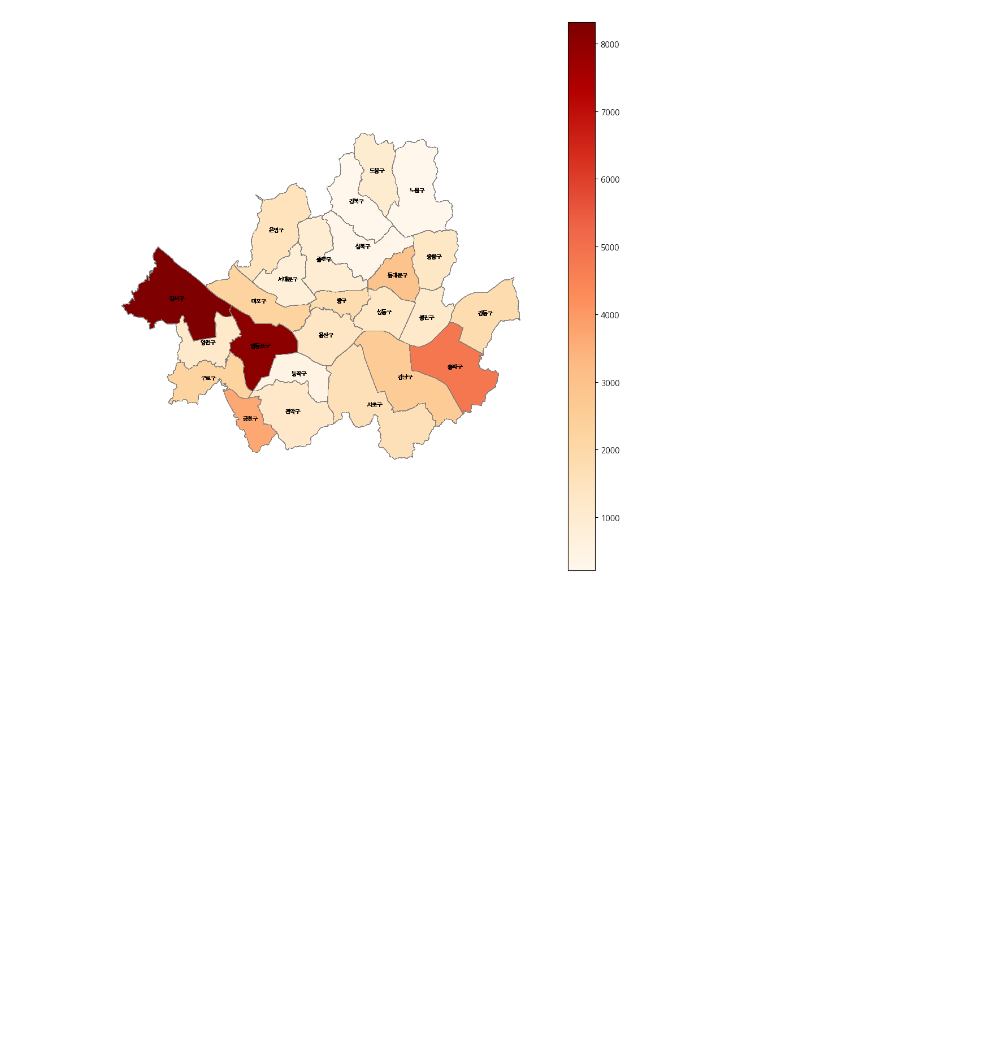
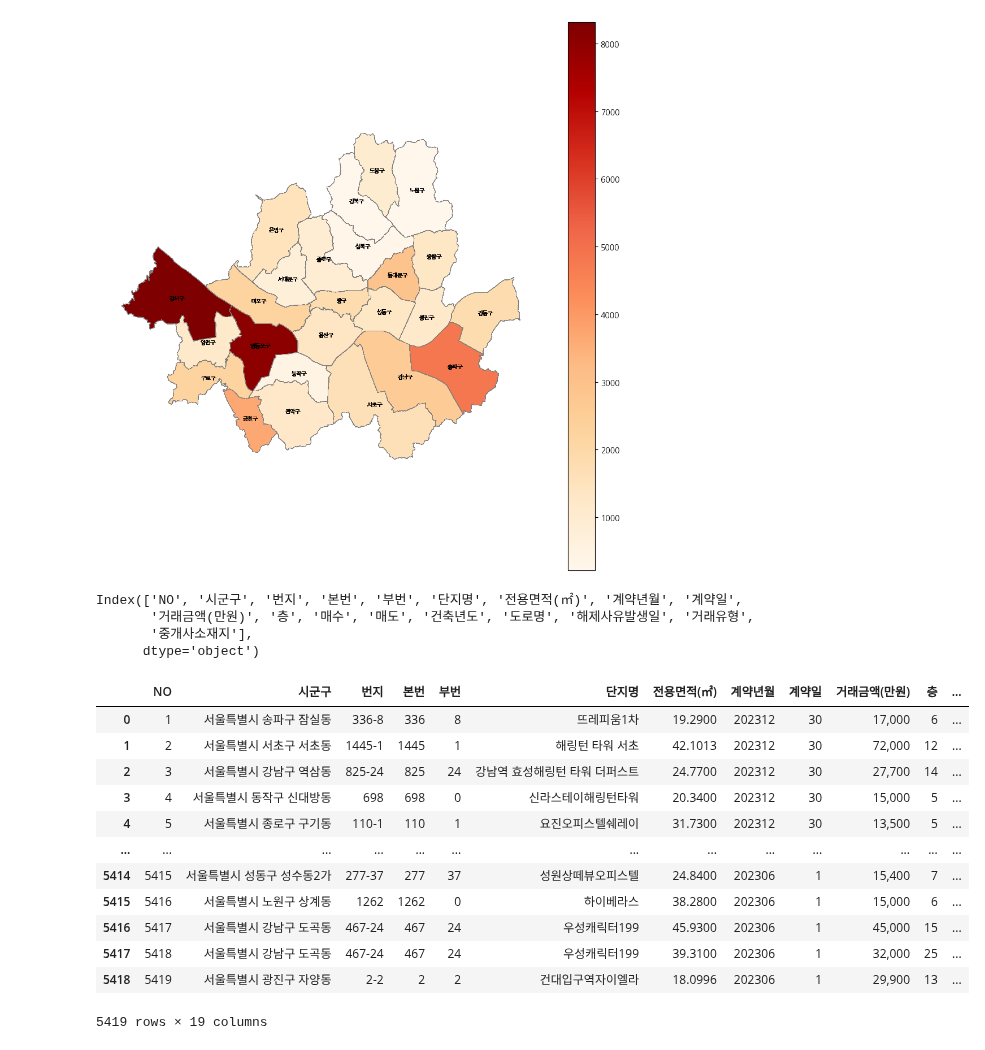
Before and after one commit to skqkrl/SDC_project, a Jupyter notebook: yena2.ipynb, the cells around one changed output. Cells and saved outputs as stored; diff of their text form; code cells hidden in the pictures; blank space fills up the shorter version.

```diff
--- a/yena2.ipynb
+++ b/yena2.ipynb
@@ -821,3 +823,33 @@ plt.savefig('seoul_officetel_by_gu_clean.png', dpi=300, bbox_inches='tight')
 plt.show()
 # %% [output]
 [figure]
+# %%
+officetel23_deal = pd.read_csv('D:/SDC_project/data_yena/실거래가 원본/오피스텔(매매)_실거래가_2023.csv', header=15, encoding='cp949')
+officetel24_deal = pd.read_csv('D:/SDC_project/data_yena/실거래가 원본/오피스텔(매매)_실거래가_2024.csv', header=15, encoding='cp949')
+# %%
+officetel24_deal.columns
+# %% [output]
+Index(['NO', '시군구', '번지', '본번', '부번', '단지명', '전용면적(㎡)', '계약년월', '계약일',
+       '거래금액(만원)', '층', '매수', '매도', '건축년도', '도로명', '해제사유발생일', '거래유형',
+       '중개사소재지'],
+      dtype='object')
+# %%
+officetel23_deal['계약시기'] = pd.to_datetime(officetel23_deal['계약년월'].astype(str) + officetel23_deal['계약일'].astype(str))
+officetel24_deal['계약시기'] = pd.to_datetime(officetel24_deal['계약년월'].astype(str) + officetel24_deal['계약일'].astype(str))
+# %%
+officetel23_deal = officetel23_deal[officetel23_deal['계약시기']>='2023-06-01']
+officetel23_deal
+# %% [output]
+|  | NO | 시군구 | 번지 | 본번 | 부번 | 단지명 | 전용면적(㎡) | 계약년월 | 계약일 | 거래금액(만원) | 층 | ... |
+| 0 | 1 | 서울특별시 송파구 잠실동 | 336-8 | 336 | 8 | 뜨레피움1차 | 19.2900 | 202312 | 30 | 17,000 | 6 | ... |
+| 1 | 2 | 서울특별시 서초구 서초동 | 1445-1 | 1445 | 1 | 해링턴 타워 서초 | 42.1013 | 202312 | 30 | 72,000 | 12 | ... |
+| 2 | 3 | 서울특별시 강남구 역삼동 | 825-24 | 825 | 24 | 강남역 효성해링턴 타워 더퍼스트 | 24.7700 | 202312 | 30 | 27,700 | 14 | ... |
+| 3 | 4 | 서울특별시 동작구 신대방동 | 698 | 698 | 0 | 신라스테이해링턴타워 | 20.3400 | 202312 | 30 | 15,000 | 5 | ... |
+| 4 | 5 | 서울특별시 종로구 구기동 | 110-1 | 110 | 1 | 요진오피스텔쉐레이 | 31.7300 | 202312 | 30 | 13,500 | 5 | ... |
+| ... | ... | ... | ... | ... | ... | ... | ... | ... | ... | ... | ... | ... |
+| 5414 | 5415 | 서울특별시 성동구 성수동2가 | 277-37 | 277 | 37 | 성원상떼뷰오피스텔 | 24.8400 | 202306 | 1 | 15,400 | 7 | ... |
+| 5415 | 5416 | 서울특별시 노원구 상계동 | 1262 | 1262 | 0 | 하이베라스 | 38.2800 | 202306 | 1 | 15,000 | 6 | ... |
+| 5416 | 5417 | 서울특별시 강남구 도곡동 | 467-24 | 467 | 24 | 우성캐릭터199 | 45.9300 | 202306 | 1 | 45,000 | 15 | ... |
+| 5417 | 5418 | 서울특별시 강남구 도곡동 | 467-24 | 467 | 24 | 우성캐릭터199 | 39.3100 | 202306 | 1 | 32,000 | 25 | ... |
+| 5418 | 5419 | 서울특별시 광진구 자양동 | 2-2 | 2 | 2 | 건대입구역자이엘라 | 18.0996 | 202306 | 1 | 29,900 | 13 | ... |
+5419 rows × 19 columns
```
Also changed, not shown: parts of 15 cells of this notebook, 3 other files.
